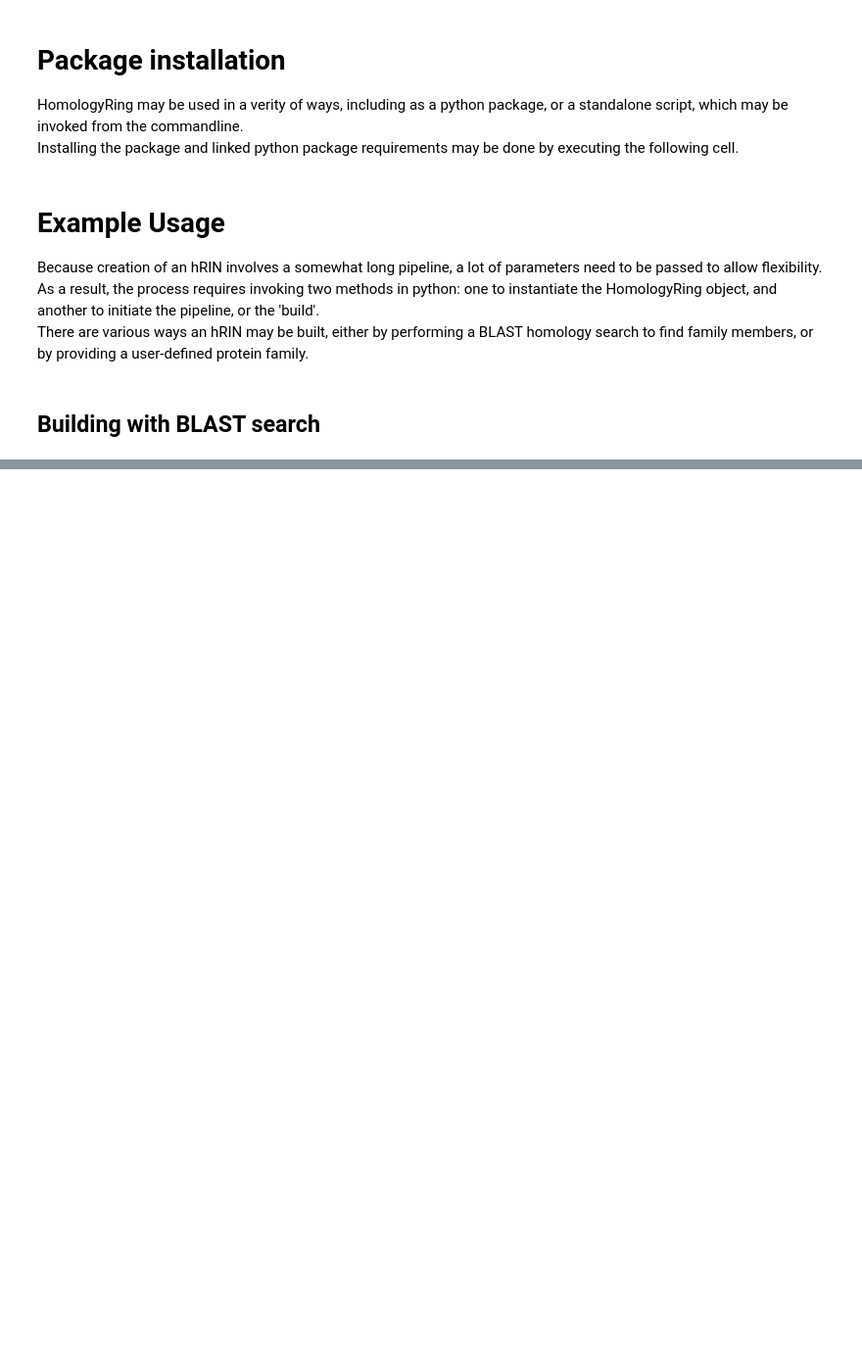
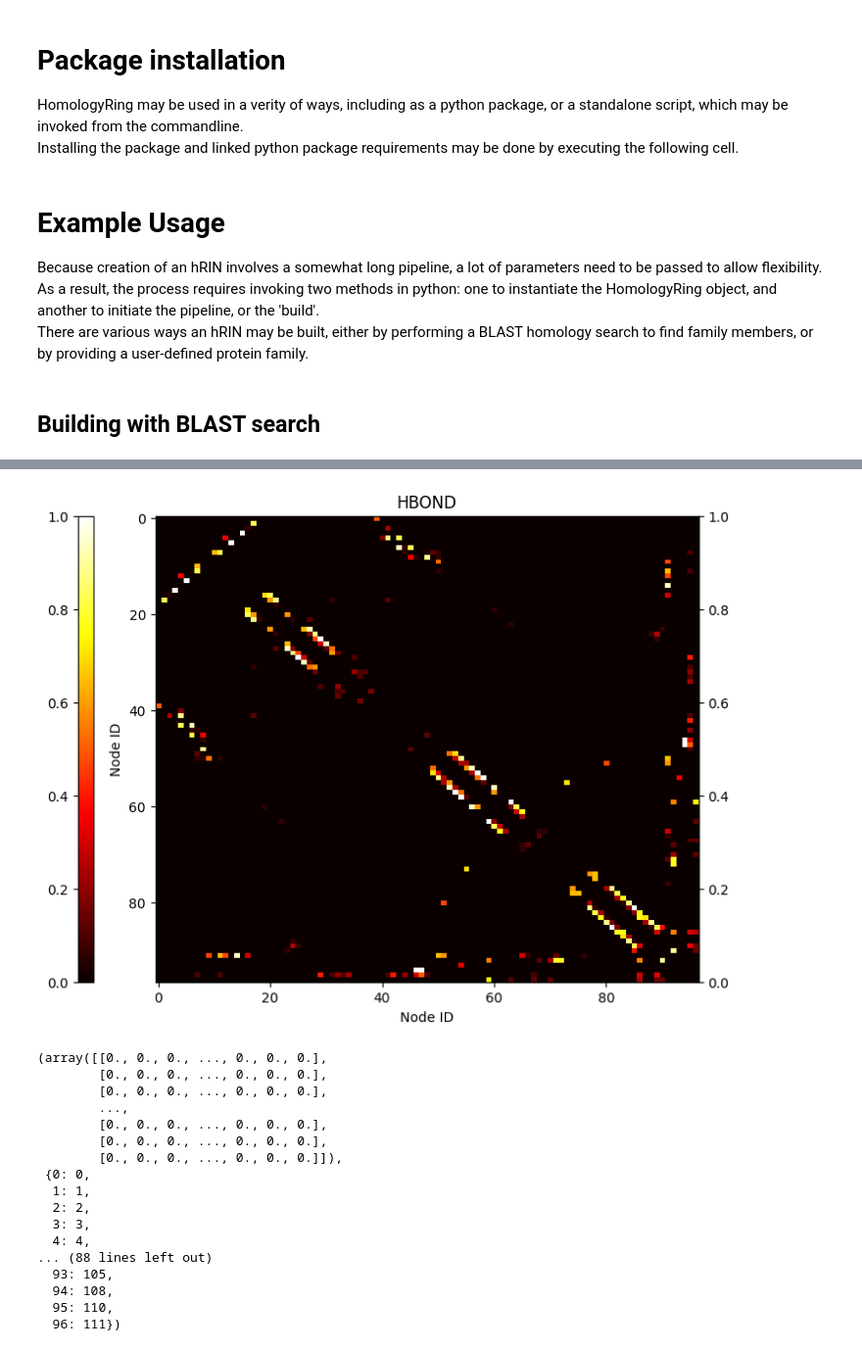
Before and after one commit to TannerAGraves/Homology-Ring, a Jupyter notebook: ExampleUsage.ipynb, the cells around one changed output, grey strips where cells are left out. Shown at 98% size. Drawn from its saved outputs; the diff is of its cells as text; code cells hidden in the pictures; blank space fills up the shorter version.

```diff
--- a/ExampleUsage.ipynb
+++ b/ExampleUsage.ipynb
@@ -45,0 +142,21 @@ hRIN_BLAST =
+# %%
+HR_BLAST_PDB.plot_hRIN_prob(inter='HBOND')
+# %% [output]
+[figure, added]
+(array([[0., 0., 0., ..., 0., 0., 0.],
+        [0., 0., 0., ..., 0., 0., 0.],
+        [0., 0., 0., ..., 0., 0., 0.],
+        ...,
+        [0., 0., 0., ..., 0., 0., 0.],
+        [0., 0., 0., ..., 0., 0., 0.],
+        [0., 0., 0., ..., 0., 0., 0.]]),
+ {0: 0,
+  1: 1,
+  2: 2,
+  3: 3,
+  4: 4,
+... (88 lines left out)
+  93: 105,
+  94: 108,
+  95: 110,
+  96: 111})
```
Also changed, not shown: parts of 27 cells of this notebook, 11 other files.
